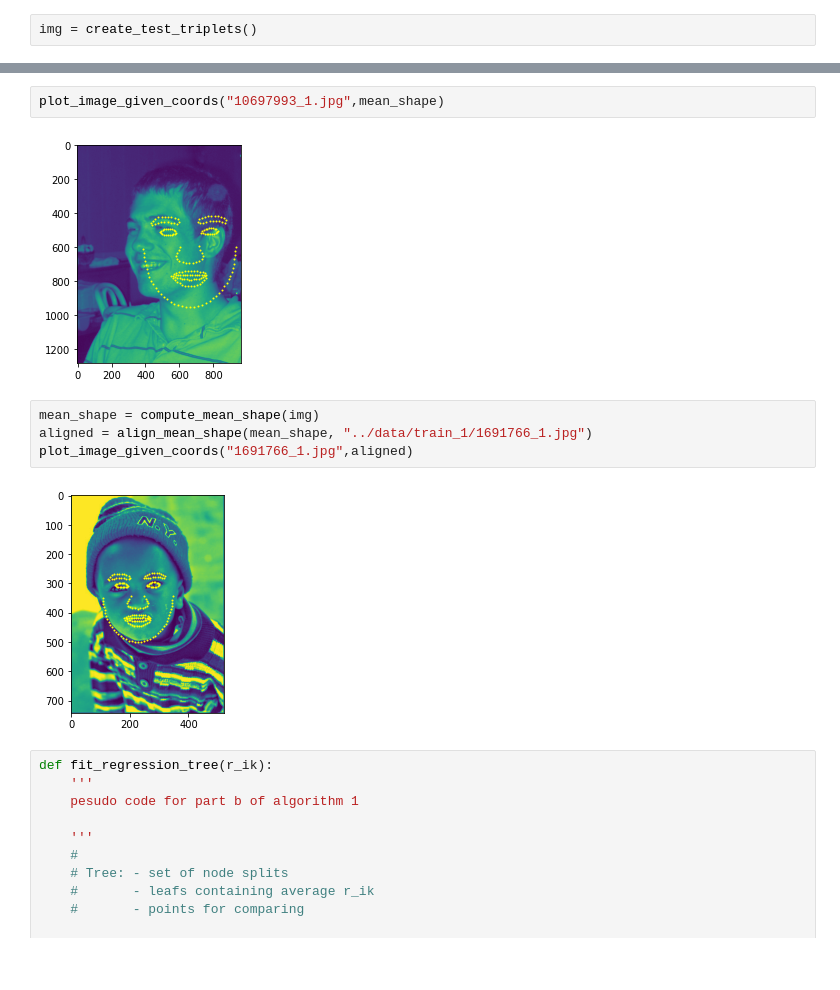
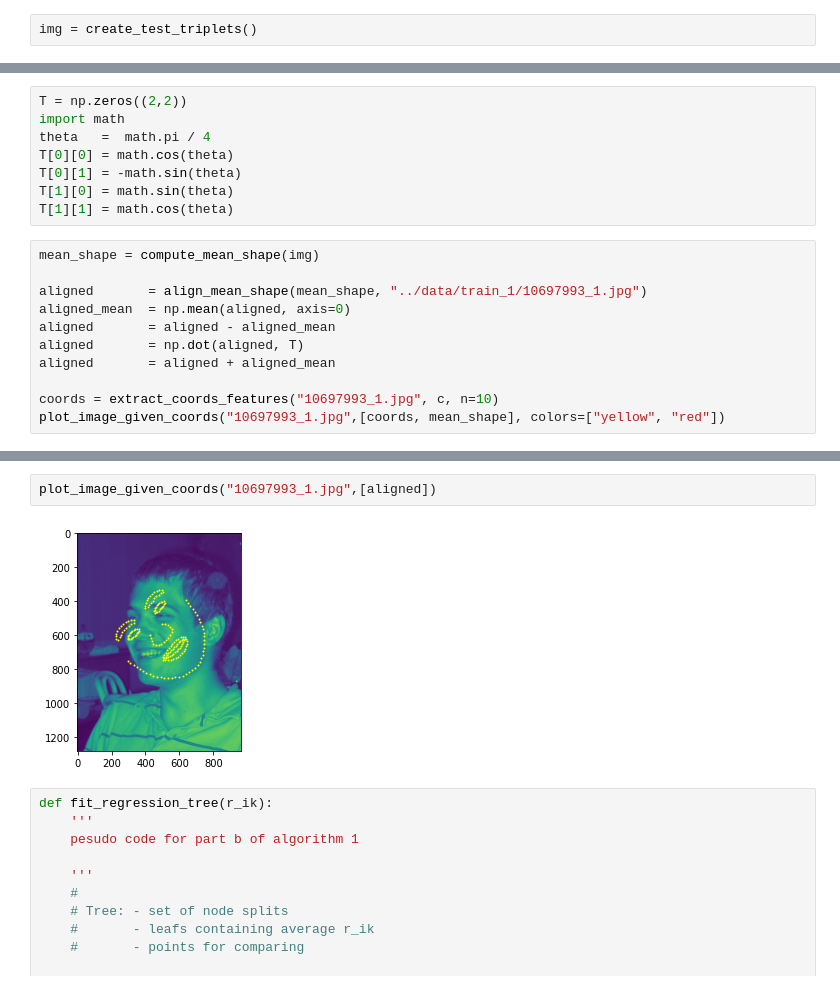
Before and after one commit to HejSumin/face_alignment, a Jupyter notebook: Face_Alignment_Playground_Rasmus.ipynb, the cells around one changed output, grey strips where cells are left out. Saved outputs shown, nothing was run; the diff lists cells and outputs as text; blank space fills up the shorter version.

```diff
--- a/Face_Alignment_Playground_Rasmus.ipynb
+++ b/Face_Alignment_Playground_Rasmus.ipynb
@@ -8,0 +12,19 @@ img = create_test_triplets()
+# %%
+T = np.zeros((2,2))
+import math
+theta   =  math.pi / 4
+T[0][0] = math.cos(theta)
+T[0][1] = -math.sin(theta)
+T[1][0] = math.sin(theta)
+T[1][1] = math.cos(theta)
+# %%
+mean_shape = compute_mean_shape(img)
+
+aligned       = align_mean_shape(mean_shape, "../data/train_1/10697993_1.jpg")
+aligned_mean  = np.mean(aligned, axis=0)
+aligned       = aligned - aligned_mean
+aligned       = np.dot(aligned, T)
+aligned       = aligned + aligned_mean
+
+coords = extract_coords_features("10697993_1.jpg", c, n=10)
+plot_image_given_coords("10697993_1.jpg",[coords, mean_shape], colors=["yellow", "red"])
@@ -11,13 +37,7 @@ image = get_image("10697993_1.jpg")
 # %%
-plot_image_given_coords("10697993_1.jpg",mean_shape)
+plot_image_given_coords("10697993_1.jpg",[aligned])
 # %% [output]
-[figure, old version]
+[figure, new version]
-# %%
-mean_shape = compute_mean_shape(img)
-aligned = align_mean_shape(mean_shape, "../data/train_1/1691766_1.jpg")
-plot_image_given_coords("1691766_1.jpg",aligned)
-# %% [output]
-[figure, removed]
 # %%
 def fit_regression_tree(r_ik):
     '''
```
Also changed, not shown: parts of 4 cells of this notebook, 2 other files.
